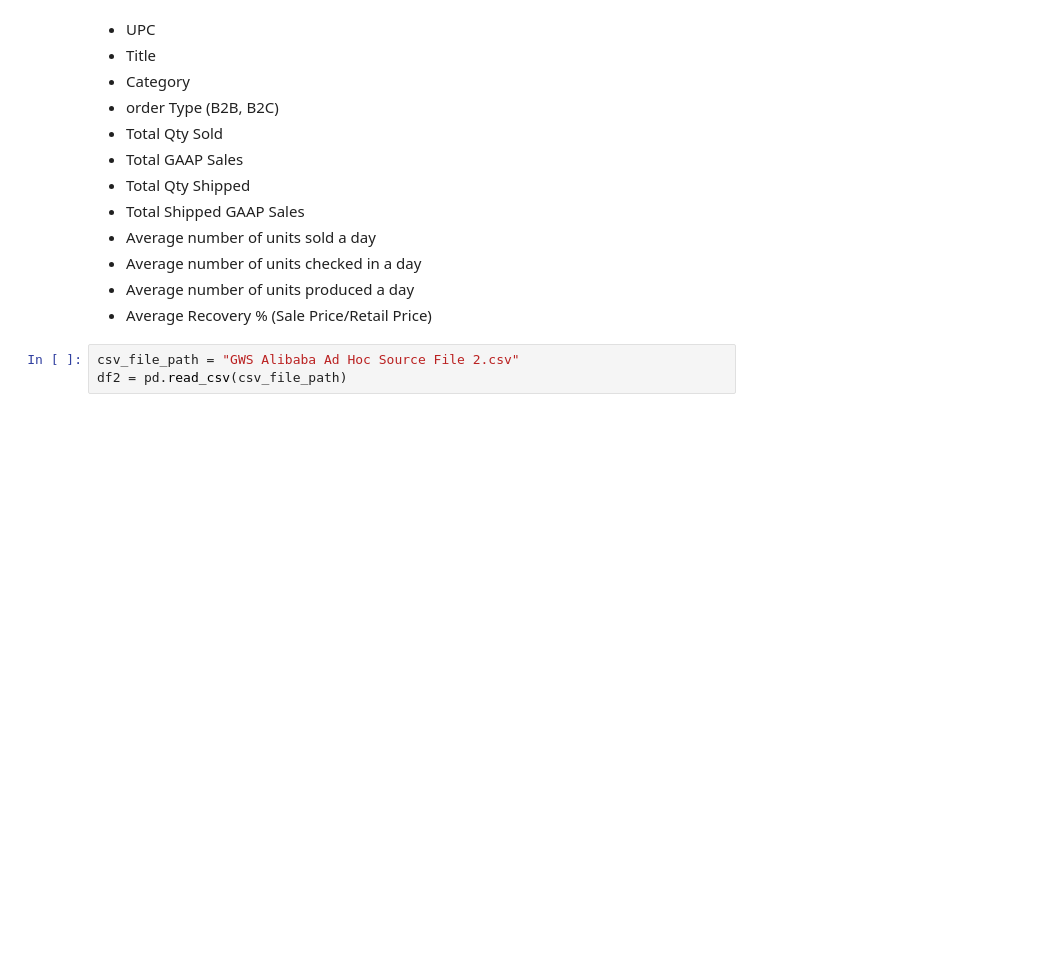
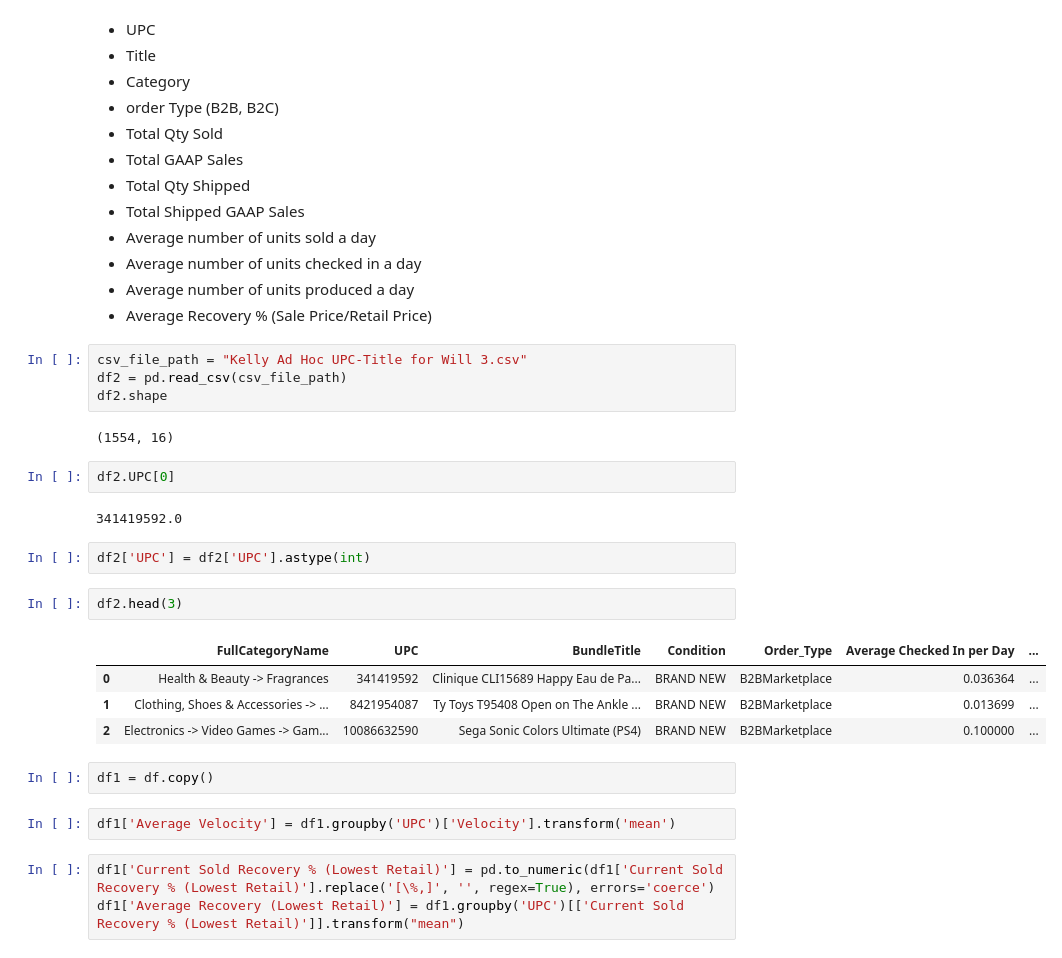
Before and after one commit to williamjwall/mirgrations, a Jupyter notebook: GWS_adhoc.ipynb, the cells around one changed output. Saved outputs shown, nothing was run; the diff lists cells and outputs as text; blank space fills up the shorter version.

```diff
--- a/GWS_adhoc.ipynb
+++ b/GWS_adhoc.ipynb
@@ -532,5 +524,28 @@ print(df[df['UPC'].isin(sorted_upc_velocity[:10].index)]['BundleTitle'].unique()
 - Average number of units produced a day
 - Average Recovery % (Sale Price/Retail Price)
 # %%
-csv_file_path = "GWS Alibaba Ad Hoc Source File 2.csv"
+csv_file_path = "Kelly Ad Hoc UPC-Title for Will 3.csv"
 df2 = pd.read_csv(csv_file_path)
+df2.shape
+# %% [output]
+(1554, 16)
+# %%
+df2.UPC[0]
+# %% [output]
+341419592.0
+# %%
+df2['UPC'] = df2['UPC'].astype(int)
+# %%
+df2.head(3)
+# %% [output]
+|  | FullCategoryName | UPC | BundleTitle | Condition | Order_Type | Average Checked In per Day | ... |
+| 0 | Health & Beauty -> Fragrances | 341419592 | Clinique CLI15689 Happy Eau de Pa... | BRAND NEW | B2BMarketplace | 0.036364 | ... |
+| 1 | Clothing, Shoes & Accessories -> ... | 8421954087 | Ty Toys T95408 Open on The Ankle ... | BRAND NEW | B2BMarketplace | 0.013699 | ... |
+| 2 | Electronics -> Video Games -> Gam... | 10086632590 | Sega Sonic Colors Ultimate (PS4) | BRAND NEW | B2BMarketplace | 0.100000 | ... |
+# %%
+df1 = df.copy()
+# %%
+df1['Average Velocity'] = df1.groupby('UPC')['Velocity'].transform('mean')
+# %%
+df1['Current Sold Recovery % (Lowest Retail)'] = pd.to_numeric(df1['Current Sold Recovery % (Lowest Retail)'].replace('[\%,]', '', regex=True), errors='coerce')
+df1['Average Recovery (Lowest Retail)'] = df1.groupby('UPC')[['Current Sold Recovery % (Lowest Retail)']].transform("mean")
```
Also changed, not shown: parts of 28 cells of this notebook, 2 other files.
